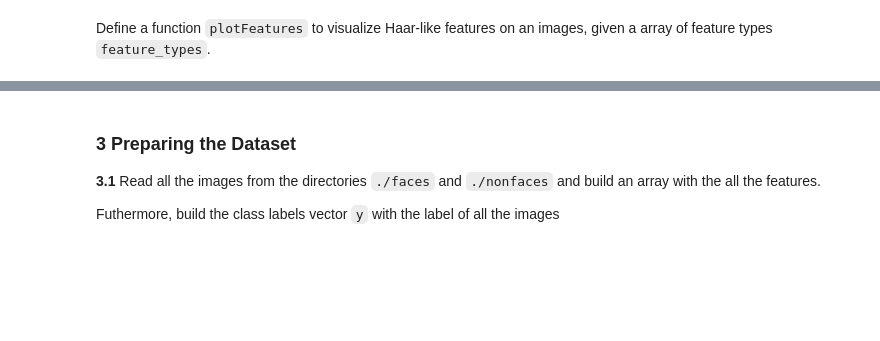
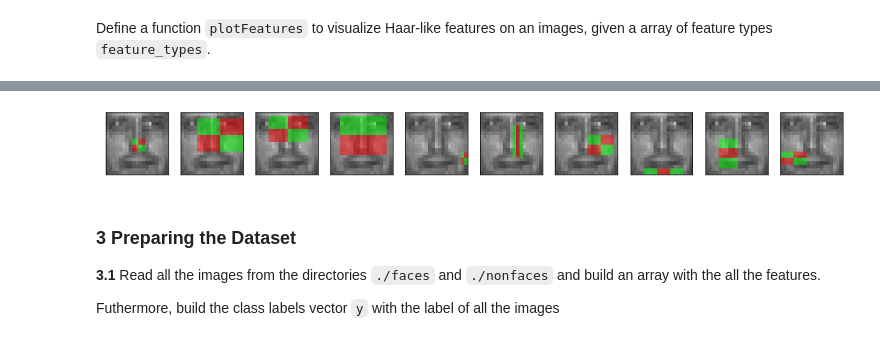
Before and after one commit to PauSolerValades/VA, a Jupyter notebook: Practica6/P6-Part1/P6-Part1.ipynb, the cells around one changed output, grey strips where cells are left out. Cells and saved outputs as stored; diff of their text form; code cells hidden in the pictures; blank space fills up the shorter version.

```diff
--- a/Practica6/P6-Part1/P6-Part1.ipynb
+++ b/Practica6/P6-Part1/P6-Part1.ipynb
@@ -197,8 +241,21 @@ Define a function ``plotFeatures``  to visualize Haar-like features on an images
+# %%
+def plotFeatures(image, num_images=10):
+
+    images = []
+    coord, _ = haar_like_feature_coord(image.shape[0], image.shape[1], feature_type=feature_types)
+#     print(coord)
+#     features = extract_feature_image(image, feature_types, coord)
+    for c in coord[:num_images]:
+        images.append(draw_haar_like_feature(image, 0,0, image.shape[0], image.shape[1], coord, max_n_features=1))
+
+    visualize_n(images)
 # %% [markdown]
 Try your function using the choosing image from *1.4* as follows:
 <img src="notebook_images/image1.png" width=600, height=300>
 # %%
-plotFeatures(im)
+plotFeatures(face)
+# %% [output]
+[figure, added]
 # %% [markdown]
 ### 3 Preparing the Dataset
 
```
Also changed, not shown: parts of 37 cells of this notebook.
